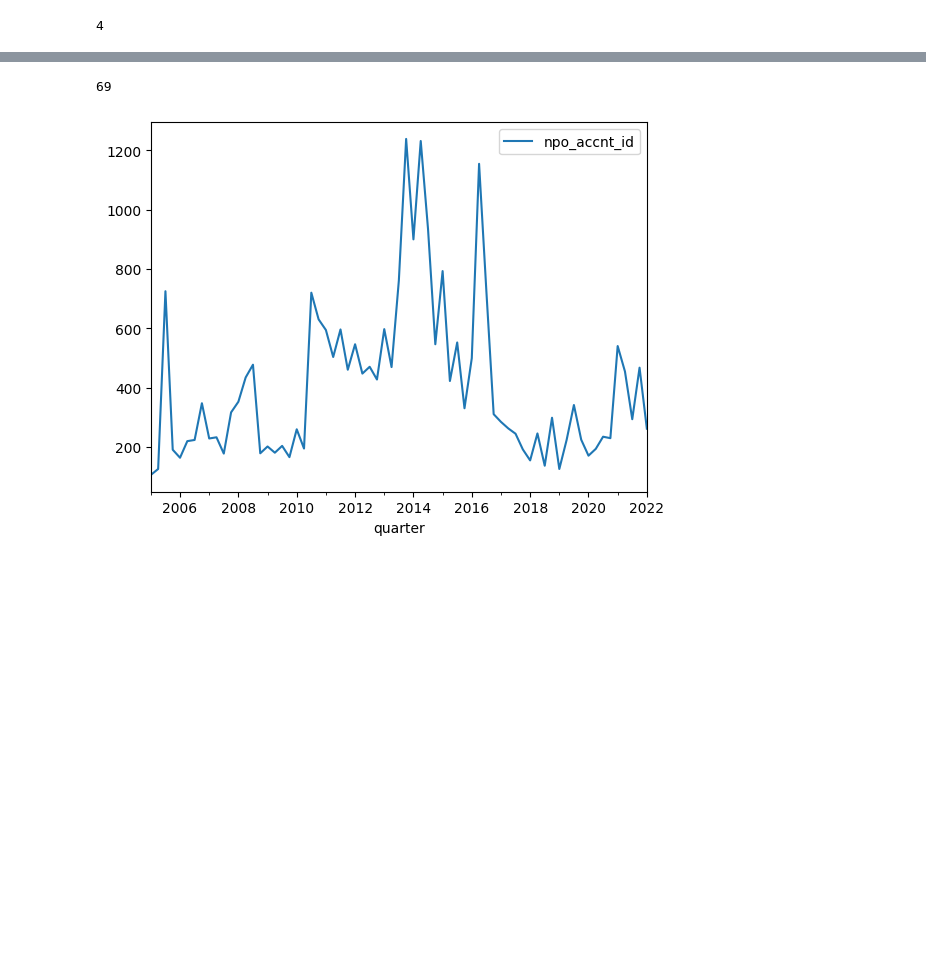
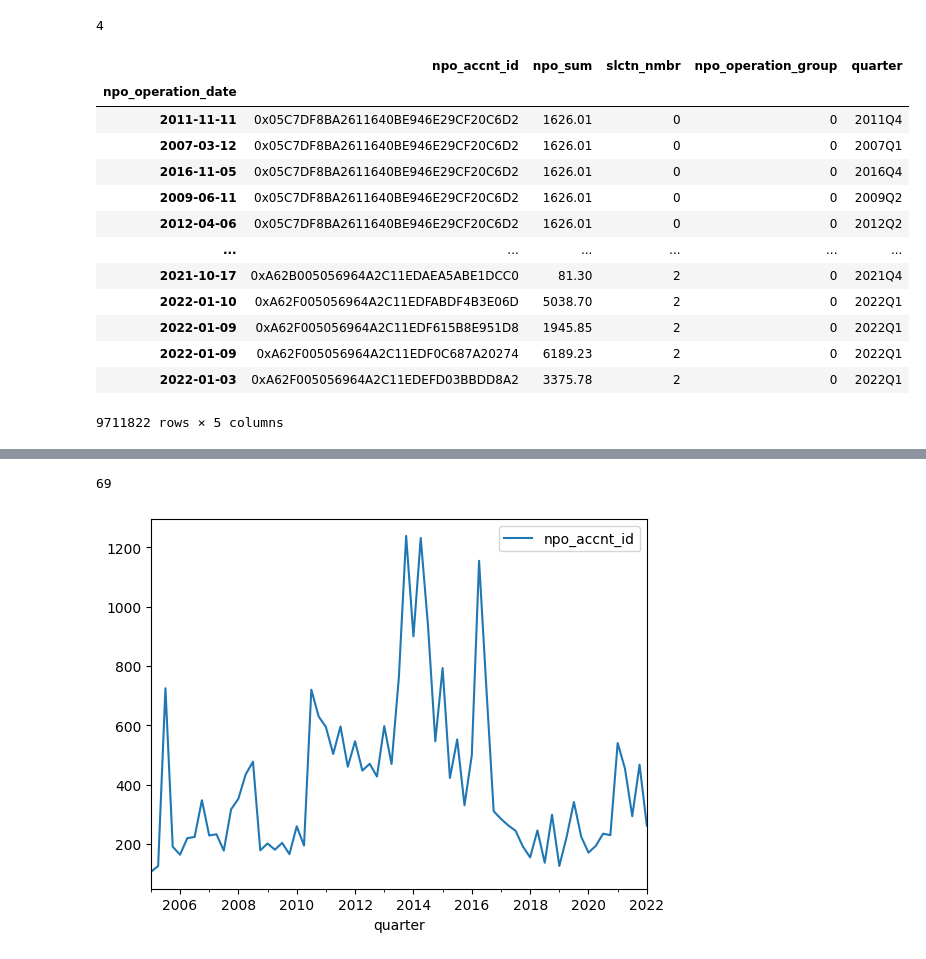
Before and after one commit to Snopoff/NSPF-Financial-Behavior, a Jupyter notebook: Data_enjenering.ipynb, the cells around one changed output, grey strips where cells are left out. Drawn from its saved outputs; the diff is of its cells as text; code cells hidden in the pictures; blank space fills up the shorter version.

```diff
--- a/Data_enjenering.ipynb
+++ b/Data_enjenering.ipynb
@@ -63 +62,19 @@ df_cntbr['quarter'] = df_cntbr.index.to_period('Q')
+# %%
+df_trans = df_trans[df_trans['npo_operation_group']==0]
+df_trans
+# %% [output]
+|  | npo_accnt_id | npo_sum | slctn_nmbr | npo_operation_group | quarter |
+| npo_operation_date |  |  |  |  |  |
+| 2011-11-11 | 0x05C7DF8BA2611640BE946E29CF20C6D2 | 1626.01 | 0 | 0 | 2011Q4 |
+| 2007-03-12 | 0x05C7DF8BA2611640BE946E29CF20C6D2 | 1626.01 | 0 | 0 | 2007Q1 |
+| 2016-11-05 | 0x05C7DF8BA2611640BE946E29CF20C6D2 | 1626.01 | 0 | 0 | 2016Q4 |
+| 2009-06-11 | 0x05C7DF8BA2611640BE946E29CF20C6D2 | 1626.01 | 0 | 0 | 2009Q2 |
+| 2012-04-06 | 0x05C7DF8BA2611640BE946E29CF20C6D2 | 1626.01 | 0 | 0 | 2012Q2 |
+| ... | ... | ... | ... | ... | ... |
+| 2021-10-17 | 0xA62B005056964A2C11EDAEA5ABE1DCC0 | 81.30 | 2 | 0 | 2021Q4 |
+| 2022-01-10 | 0xA62F005056964A2C11EDFABDF4B3E06D | 5038.70 | 2 | 0 | 2022Q1 |
+| 2022-01-09 | 0xA62F005056964A2C11EDF615B8E951D8 | 1945.85 | 2 | 0 | 2022Q1 |
+| 2022-01-09 | 0xA62F005056964A2C11EDF0C687A20274 | 6189.23 | 2 | 0 | 2022Q1 |
+| 2022-01-03 | 0xA62F005056964A2C11EDEFD03BBDD8A2 | 3375.78 | 2 | 0 | 2022Q1 |
+9711822 rows × 5 columns
 # %%
```
Also changed, not shown: parts of 12 cells of this notebook, 3 other files.
